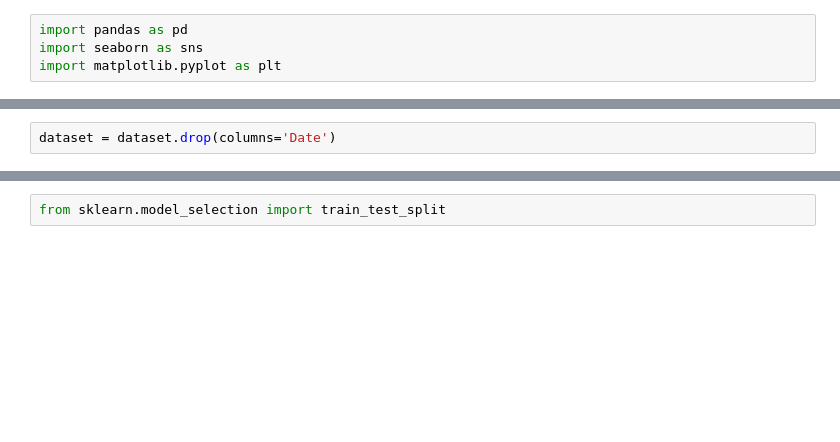
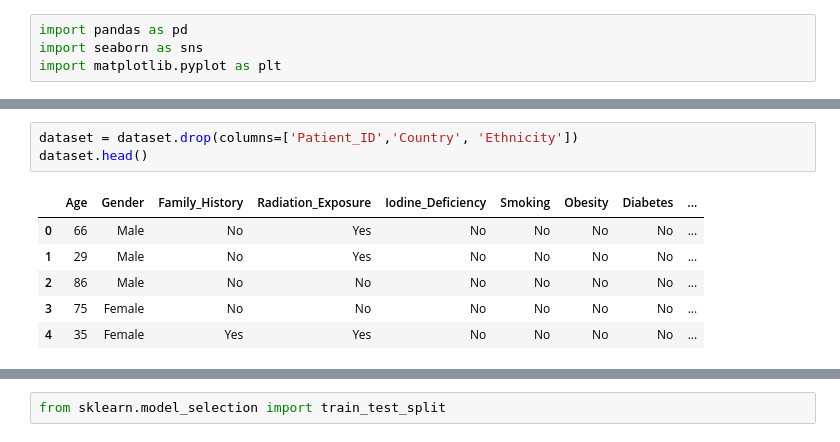
Before and after one commit to shawinCreates/data-science, a Jupyter notebook: machine learning/Hyperparameter Tunning.ipynb, the cells around one changed output, grey strips where cells are left out. Cells and saved outputs as stored; diff of their text form; blank space fills up the shorter version.

```diff
--- a/machine learning/Hyperparameter Tunning.ipynb
+++ b/machine learning/Hyperparameter Tunning.ipynb
@@ -15,5 +15,13 @@ dataset.head()
 # %%
-dataset = dataset.drop(columns='Date')
+dataset = dataset.drop(columns=['Patient_ID','Country', 'Ethnicity'])
+dataset.head()
+# %% [output]
+|  | Age | Gender | Family_History | Radiation_Exposure | Iodine_Deficiency | Smoking | Obesity | Diabetes | ... |
+| 0 | 66 | Male | No | Yes | No | No | No | No | ... |
+| 1 | 29 | Male | No | Yes | No | No | No | No | ... |
+| 2 | 86 | Male | No | No | No | No | No | No | ... |
+| 3 | 75 | Female | No | No | No | No | No | No | ... |
+| 4 | 35 | Female | Yes | Yes | No | No | No | No | ... |
 # %%
 dataset.isnull().sum().sort_values(ascending=False)
 # %% [output]
```
Also changed, not shown: parts of 20 cells of this notebook.
